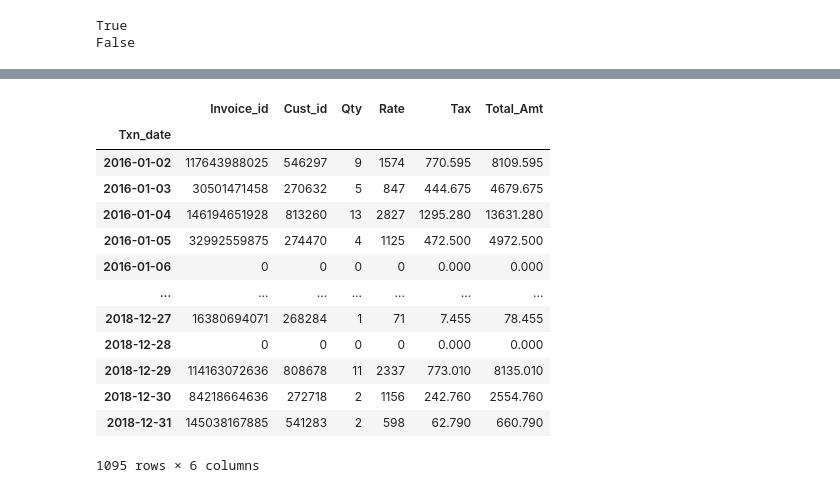
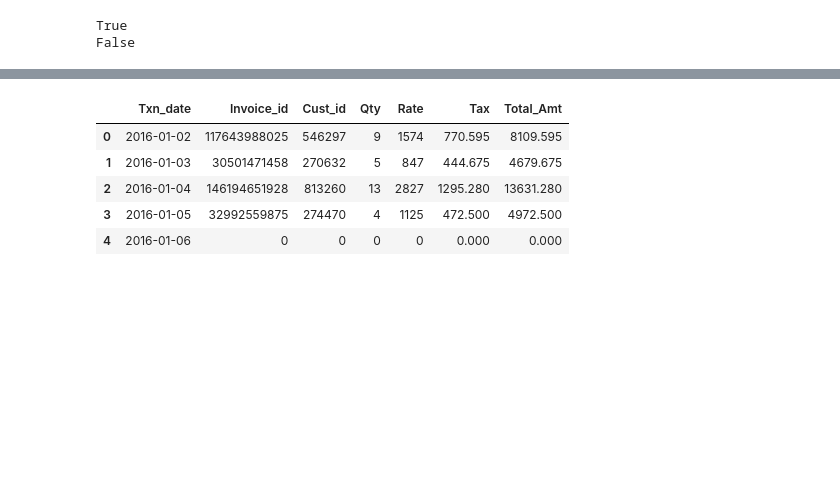
Before and after one commit to PilatusPy/Capstone-II, a Jupyter notebook: store_project/3_modeling_fb_prophet_lib.ipynb, the cells around one changed output, grey strips where cells are left out. Cells and saved outputs as stored; diff of their text form; code cells hidden in the pictures; blank space fills up the shorter version.

```diff
--- a/store_project/3_modeling_fb_prophet_lib.ipynb
+++ b/store_project/3_modeling_fb_prophet_lib.ipynb
@@ -96,0 +77,12 @@ m.fit(df_prophet)
+# %%
+#daily seasonality, change point
+
+
+
+m = Prophet(daily_seasonality=True, changepoint_prior_scale=0.1)
+
+# adding custom weekly seasonality
+m.add_seasonality(name='weekly', period=7, fourier_order=3)
+
+# fit the model
+m.fit(df_prophet)
@@ -315,18 +211,10 @@ forecast
 # %%
-df_daily
+df_daily.head()
 # %% [output]
-|  | Invoice_id | Cust_id | Qty | Rate | Tax | Total_Amt |
-| Txn_date |  |  |  |  |  |  |
-| 2016-01-02 | 117643988025 | 546297 | 9 | 1574 | 770.595 | 8109.595 |
-| 2016-01-03 | 30501471458 | 270632 | 5 | 847 | 444.675 | 4679.675 |
-| 2016-01-04 | 146194651928 | 813260 | 13 | 2827 | 1295.280 | 13631.280 |
-| 2016-01-05 | 32992559875 | 274470 | 4 | 1125 | 472.500 | 4972.500 |
-| 2016-01-06 | 0 | 0 | 0 | 0 | 0.000 | 0.000 |
-| ... | ... | ... | ... | ... | ... | ... |
-| 2018-12-27 | 16380694071 | 268284 | 1 | 71 | 7.455 | 78.455 |
-| 2018-12-28 | 0 | 0 | 0 | 0 | 0.000 | 0.000 |
-| 2018-12-29 | 114163072636 | 808678 | 11 | 2337 | 773.010 | 8135.010 |
-| 2018-12-30 | 84218664636 | 272718 | 2 | 1156 | 242.760 | 2554.760 |
-| 2018-12-31 | 145038167885 | 541283 | 2 | 598 | 62.790 | 660.790 |
+|  | Txn_date | Invoice_id | Cust_id | Qty | Rate | Tax | Total_Amt |
+| 0 | 2016-01-02 | 117643988025 | 546297 | 9 | 1574 | 770.595 | 8109.595 |
+| 1 | 2016-01-03 | 30501471458 | 270632 | 5 | 847 | 444.675 | 4679.675 |
+| 2 | 2016-01-04 | 146194651928 | 813260 | 13 | 2827 | 1295.280 | 13631.280 |
+| 3 | 2016-01-05 | 32992559875 | 274470 | 4 | 1125 | 472.500 | 4972.500 |
+| 4 | 2016-01-06 | 0 | 0 | 0 | 0 | 0.000 | 0.000 |
-1095 rows × 6 columns
 # %%
```
Also changed, not shown: parts of 38 cells of this notebook, 6 other files.
